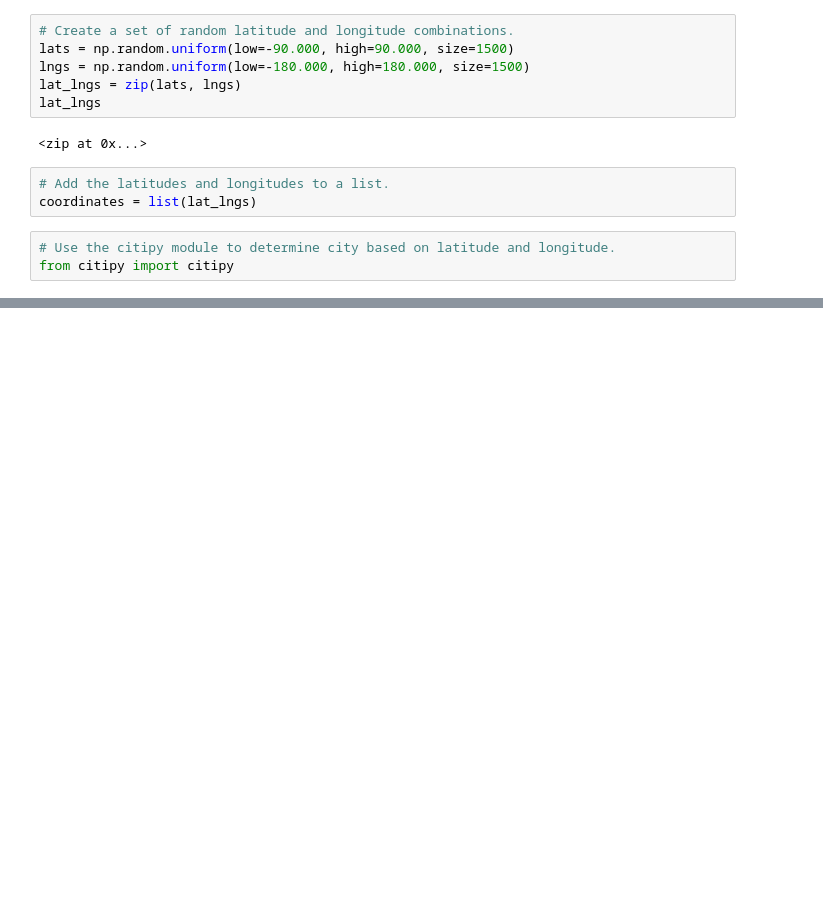
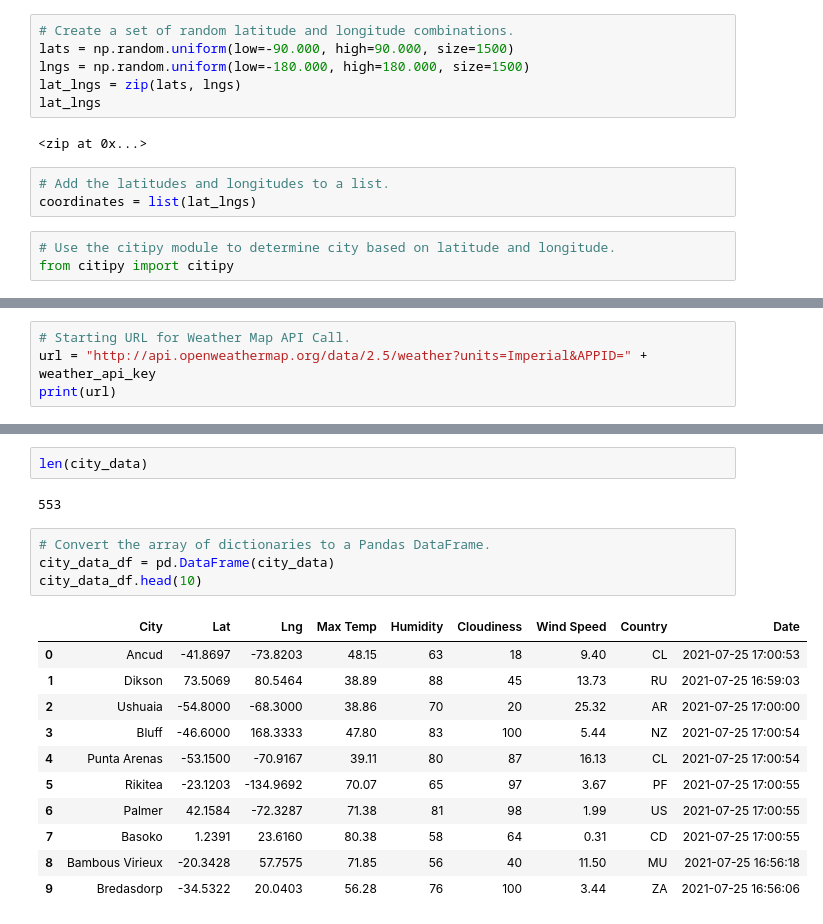
Before and after one commit to DavidAduaka/World_Weather_Analysis, a Jupyter notebook: WeatherPy.ipynb, the cells around one changed output, grey strips where cells are left out. Saved outputs shown, nothing was run; the diff lists cells and outputs as text; blank space fills up the shorter version.

```diff
--- a/WeatherPy.ipynb
+++ b/WeatherPy.ipynb
@@ -33,0 +40,4 @@ len(cities)
+# %%
+# Starting URL for Weather Map API Call.
+url = "http://api.openweathermap.org/data/2.5/weather?units=Imperial&APPID=" + weather_api_key
+print(url)
@@ -33,0 +127,20 @@ len(cities)
+# %%
+len(city_data)
+# %% [output]
+553
+# %%
+# Convert the array of dictionaries to a Pandas DataFrame.
+city_data_df = pd.DataFrame(city_data)
+city_data_df.head(10)
+# %% [output]
+|  | City | Lat | Lng | Max Temp | Humidity | Cloudiness | Wind Speed | Country | Date |
+| 0 | Ancud | -41.8697 | -73.8203 | 48.15 | 63 | 18 | 9.40 | CL | 2021-07-25 17:00:53 |
+| 1 | Dikson | 73.5069 | 80.5464 | 38.89 | 88 | 45 | 13.73 | RU | 2021-07-25 16:59:03 |
+| 2 | Ushuaia | -54.8000 | -68.3000 | 38.86 | 70 | 20 | 25.32 | AR | 2021-07-25 17:00:00 |
+| 3 | Bluff | -46.6000 | 168.3333 | 47.80 | 83 | 100 | 5.44 | NZ | 2021-07-25 17:00:54 |
+| 4 | Punta Arenas | -53.1500 | -70.9167 | 39.11 | 80 | 87 | 16.13 | CL | 2021-07-25 17:00:54 |
+| 5 | Rikitea | -23.1203 | -134.9692 | 70.07 | 65 | 97 | 3.67 | PF | 2021-07-25 17:00:55 |
+| 6 | Palmer | 42.1584 | -72.3287 | 71.38 | 81 | 98 | 1.99 | US | 2021-07-25 17:00:55 |
+| 7 | Basoko | 1.2391 | 23.6160 | 80.38 | 58 | 64 | 0.31 | CD | 2021-07-25 17:00:55 |
+| 8 | Bambous Virieux | -20.3428 | 57.7575 | 71.85 | 56 | 40 | 11.50 | MU | 2021-07-25 16:56:18 |
+| 9 | Bredasdorp | -34.5322 | 20.0403 | 56.28 | 76 | 100 | 3.44 | ZA | 2021-07-25 16:56:06 |
```
Also changed, not shown: parts of 7 cells of this notebook.
